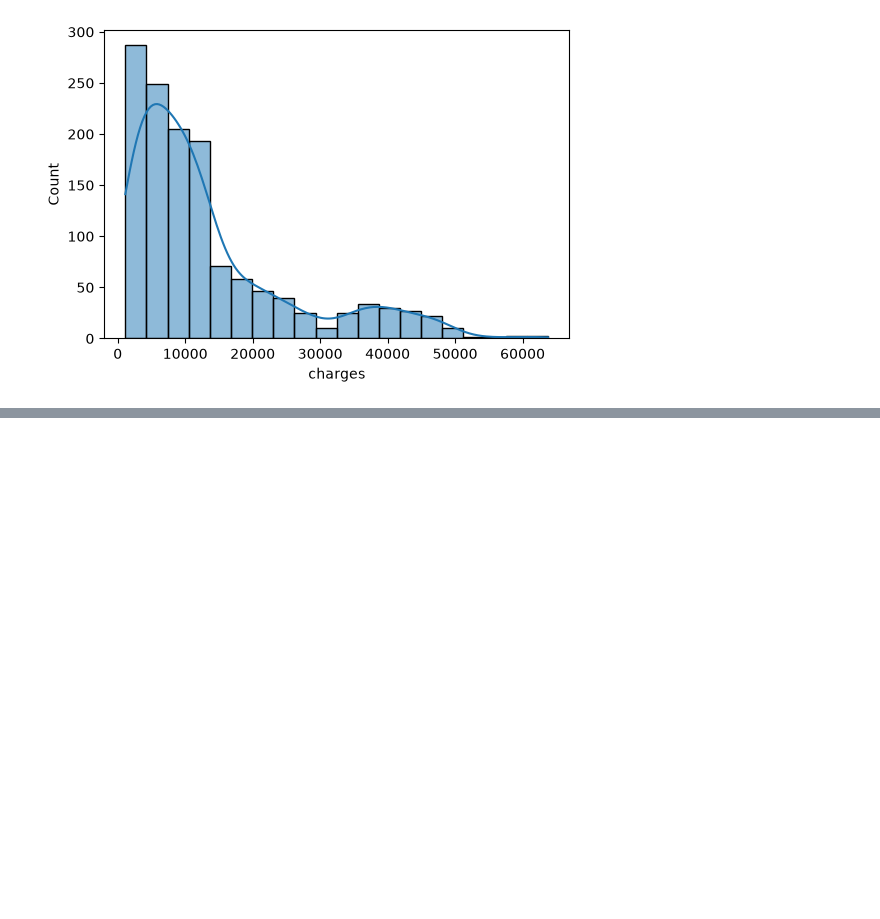
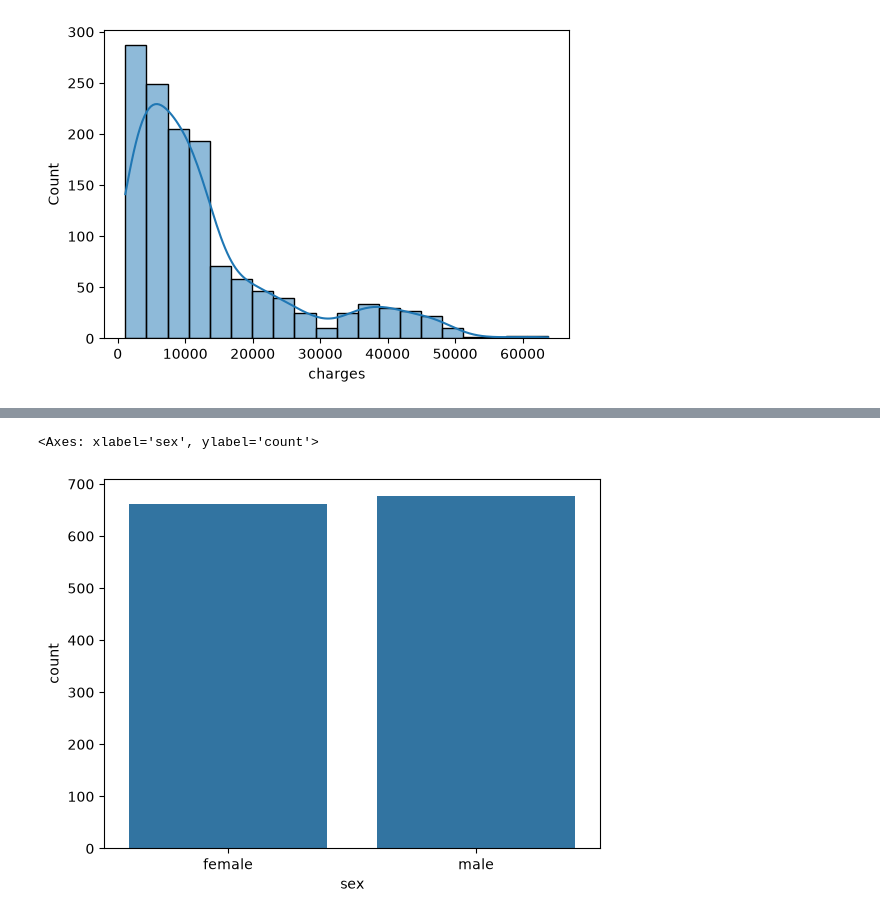
Before and after one commit to Siddhant2713/ML_learninig, a Jupyter notebook: Untitled.ipynb, the cells around one changed output, grey strips where cells are left out. Saved outputs shown, nothing was run; the diff lists cells and outputs as text; code cells hidden in the pictures; blank space fills up the shorter version.

```diff
--- a/Untitled.ipynb
+++ b/Untitled.ipynb
@@ -95,0 +101,5 @@ for cols in numberic_cols:
+# %%
+sns.countplot(x= df['sex'])
+# %% [output]
+<Axes: xlabel='sex', ylabel='count'>
+[figure, added]
```
Also changed, not shown: parts of 4 cells of this notebook, 3 other files.
